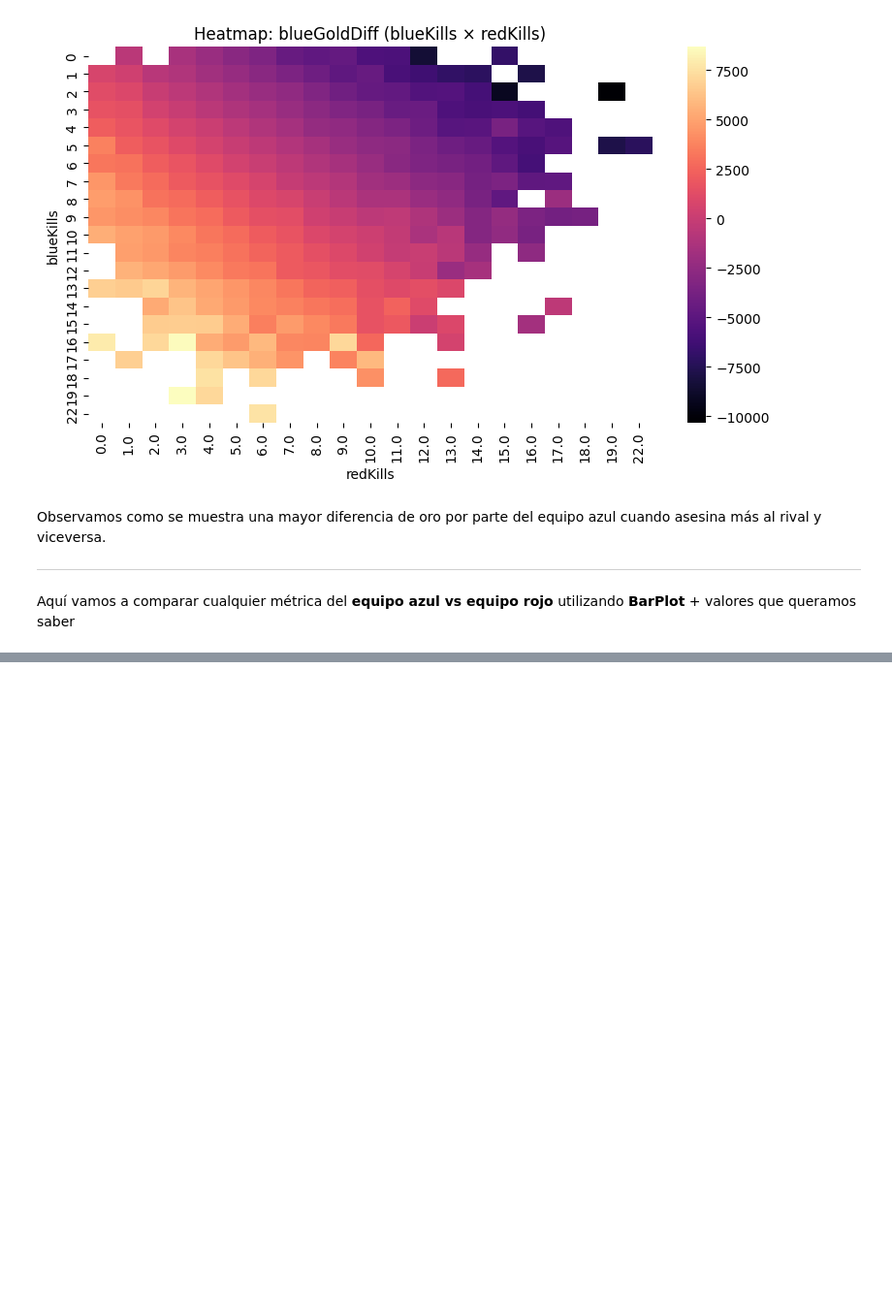
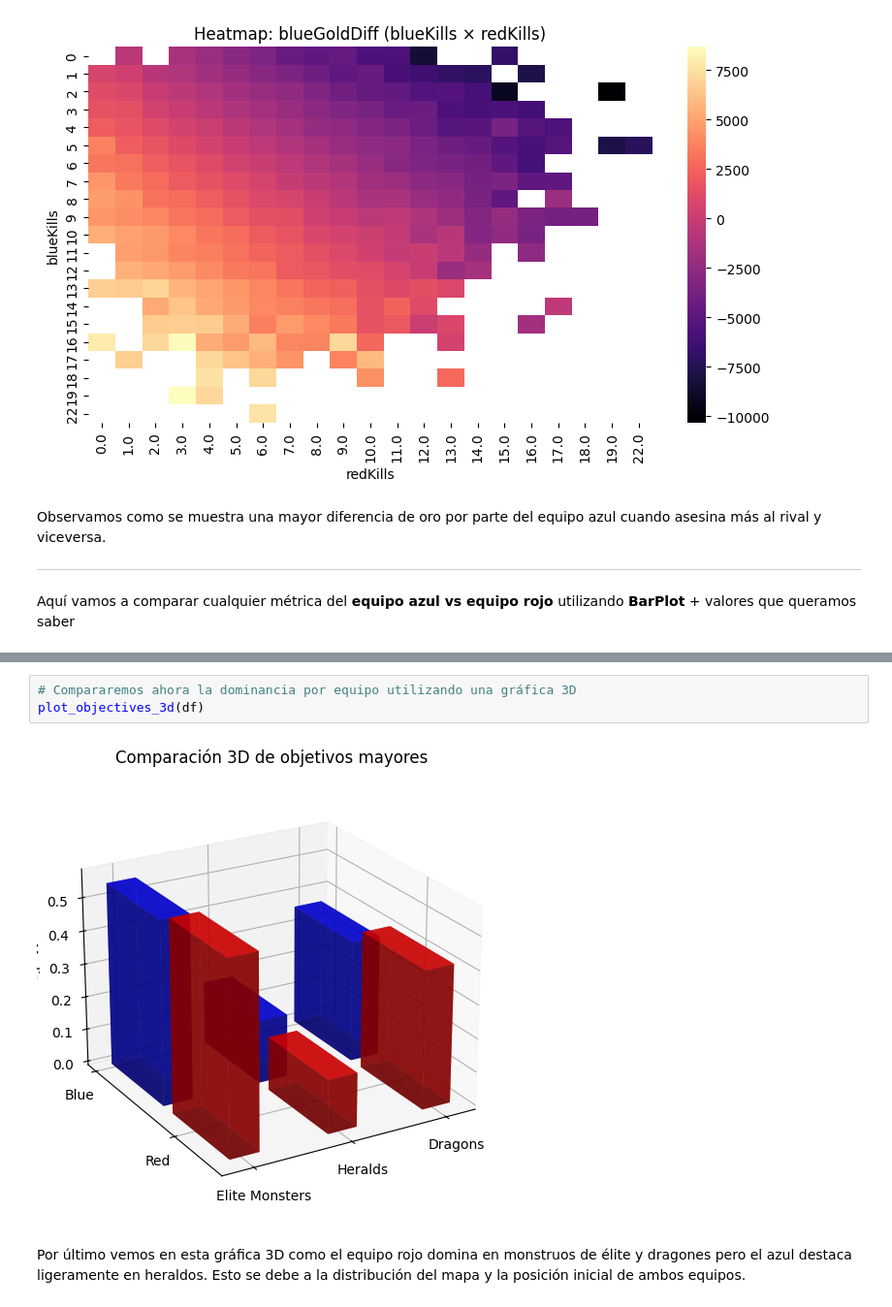
Before and after one commit to JuanJoseRP94/Proyecto1_Juancho, a Jupyter notebook: notebooks/eda.ipynb, the cells around one changed output, grey strips where cells are left out. Shown at 97% size. Saved outputs shown, nothing was run; the diff lists cells and outputs as text; blank space fills up the shorter version.

```diff
--- a/notebooks/eda.ipynb
+++ b/notebooks/eda.ipynb
@@ -144,0 +177,7 @@ Gracias a estas gráficas podemos observar que aunque el equipo rojo destaque m
+# %%
+# Compararemos ahora la dominancia por equipo utilizando una gráfica 3D
+plot_objectives_3d(df)
+# %% [output]
+[figure, added]
+# %% [markdown]
+Por último vemos en esta gráfica 3D como el equipo rojo domina en monstruos de élite y dragones pero el azul destaca ligeramente en heraldos. Esto se debe a la distribución del mapa y la posición inicial de ambos equipos.
```
Also changed, not shown: parts of 4 cells of this notebook, 4 other files.
